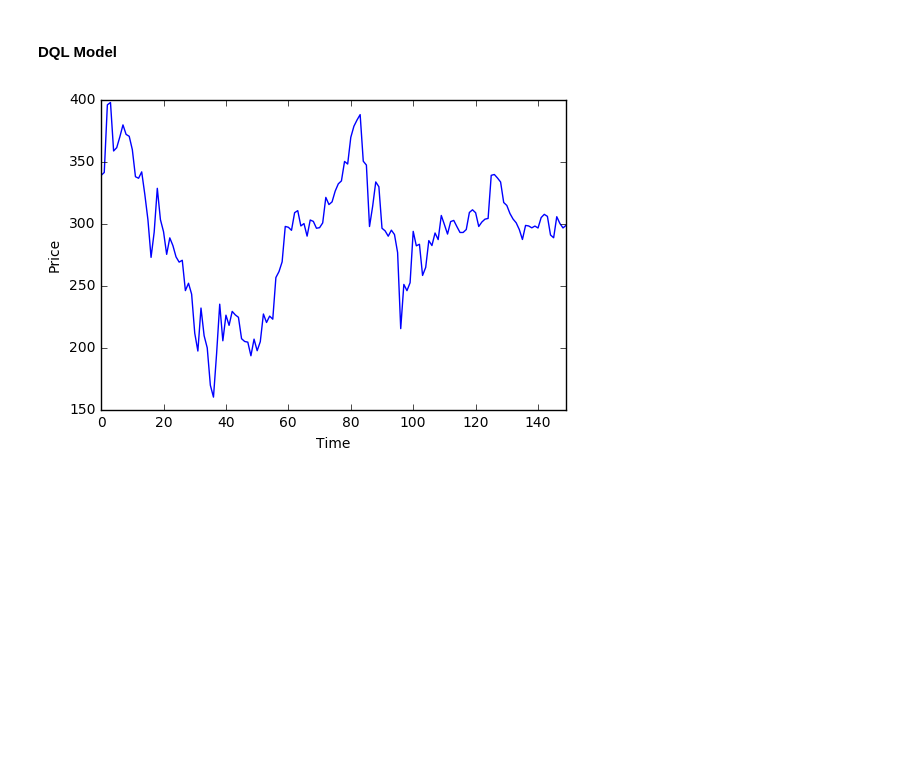
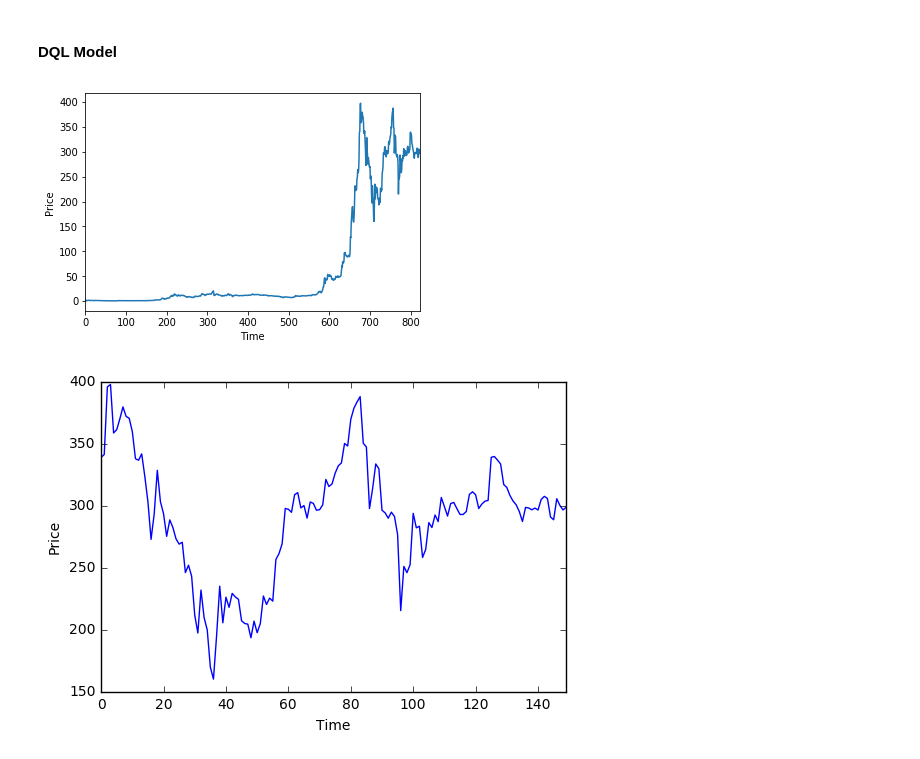
Before and after one commit to GradientTrader/simulator, a Jupyter notebook: crypto_trader_v2.ipynb, the cells around one changed output. Drawn from its saved outputs; the diff is of its cells as text; code cells hidden in the pictures; blank space fills up the shorter version.

```diff
--- a/crypto_trader_v2.ipynb
+++ b/crypto_trader_v2.ipynb
@@ -240,6 +251,11 @@ def run_bollinger_band(num_coins_per_order, init_capital, coin_name, recent_k):
 #### DQL Model
 # %%
 trader = Crypto_Trader(num_episodes = 800, epsilon_min = 0, coin_name = 'ethereum', recent_k = 150)
+# %%
+trader = Crypto_Trader(num_episodes = 800, epsilon_min = 0, coin_name = 'ethereum', recent_k = 50000)
+trader.plot_coin_price()
+# %% [output]
+[figure, added]
 # %%
 trader.plot_coin_price()
 # %% [output]
```
Also changed, not shown: parts of 3 cells of this notebook, 6 other files.
